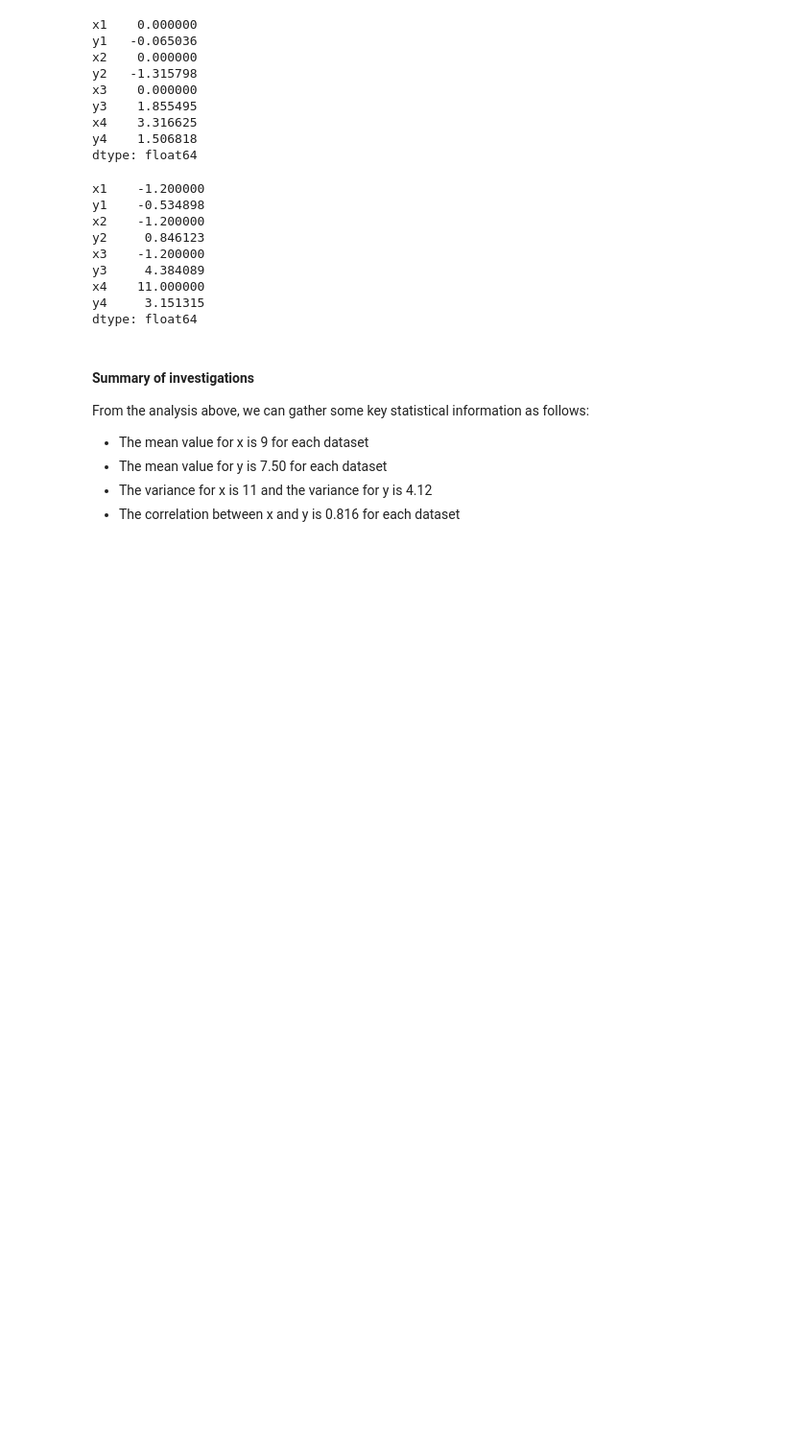
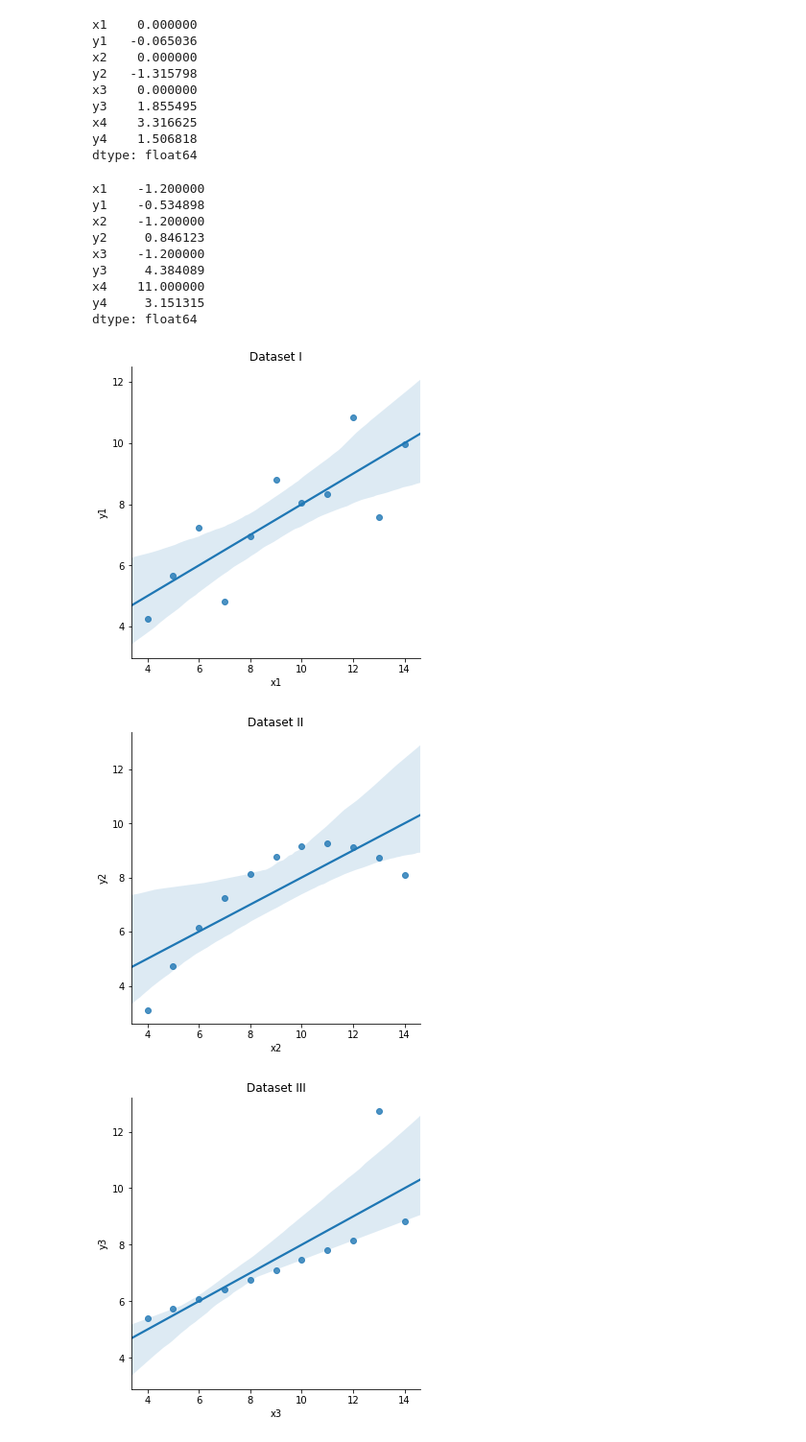
Before and after one commit to strokk/Fundamentals-Assignment, a Jupyter notebook: Anscombes Quartet.ipynb, the cells around one changed output. Shown: that part at 96% size. Cells and saved outputs as stored; diff of their text form; code cells hidden in the pictures; blank space fills up the shorter version.

Commit message:
final changes to the analysis

```diff
--- a/Anscombes Quartet.ipynb
+++ b/Anscombes Quartet.ipynb
@@ -147,12 +142,20 @@ y3     4.384089
 x4    11.000000
 y4     3.151315
 dtype: float64
-# %% [markdown]
-#### Summary of investigations
-
-From the analysis above, we can gather some key statistical information as follows:
-
-- The mean value for x is 9 for each dataset
-- The mean value for y is 7.50 for each dataset
-- The variance for x is 11 and the variance for y is 4.12
-- The correlation between x and y is 0.816 for each dataset
+# %%
+# Plotting the linear regression
+import seaborn as sns
+
+sns.lmplot('x1', 'y1', df)
+plt.title('Dataset I')
+sns.lmplot('x2', 'y2', df)
+plt.title('Dataset II')
+sns.lmplot('x3', 'y3', df)
+plt.title('Dataset III')
+sns.lmplot('x4', 'y4', df)
+plt.title('Dataset IV')
+print()
+# %% [output]
+[figure, added]
+[figure, added]
+[figure, added]
```
Also changed, not shown: parts of 7 cells of this notebook.
